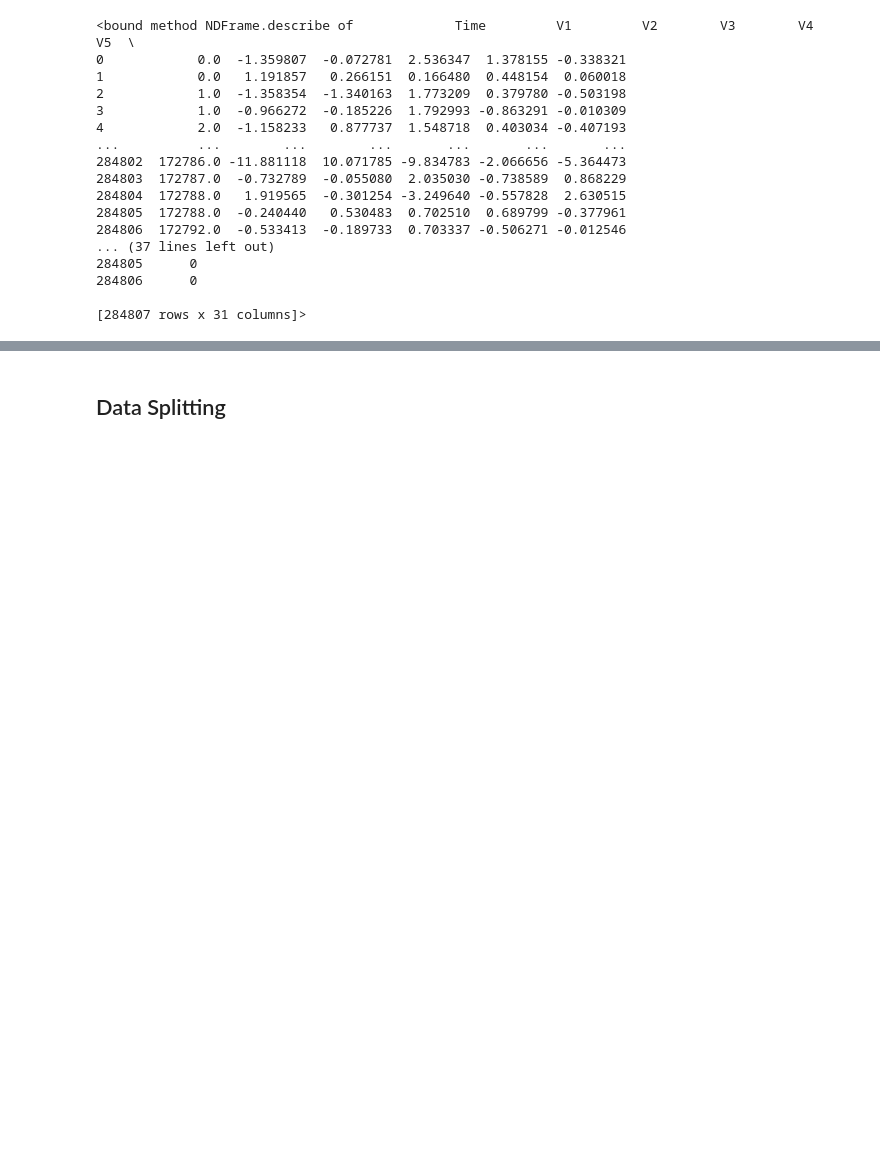
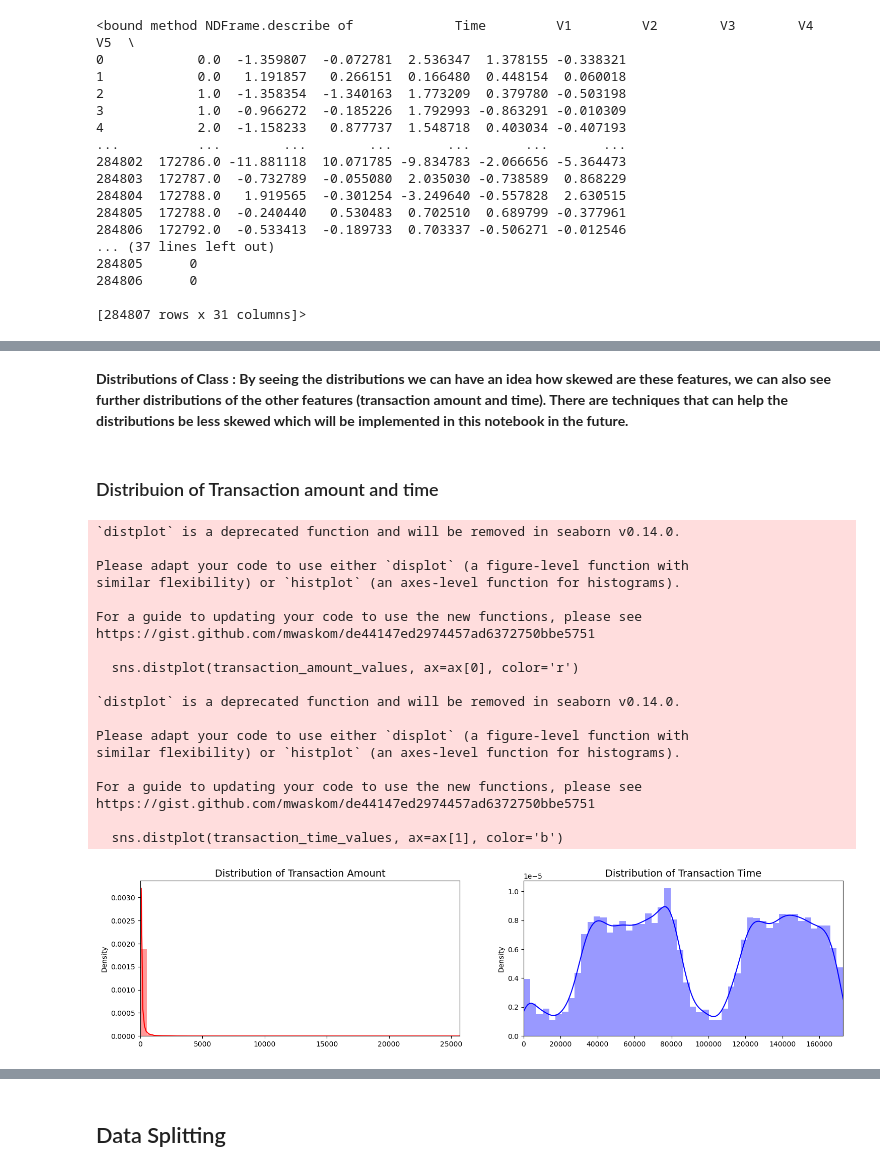
Before and after one commit to Sadia-Khan-Rupa/Credit-Card-Fraud-Detection, a Jupyter notebook: data_analysis.ipynb, the cells around one changed output, grey strips where cells are left out. Drawn from its saved outputs; the diff is of its cells as text; code cells hidden in the pictures; blank space fills up the shorter version.

```diff
--- a/data_analysis.ipynb
+++ b/data_analysis.ipynb
@@ -87,0 +122,41 @@ data.describe
+# %% [markdown]
+**Distributions of Class : By seeing the distributions we can have an idea how skewed are these features, we can also see further distributions of the other features (transaction amount and time). There are techniques that can help the distributions be less skewed which will be implemented in this notebook in the future.**
+# %% [markdown]
+### Distribuion of Transaction amount and time
+# %%
+transaction_amount_values = data['Amount'].values
+transaction_time_values = data['Time'].values
+# %%
+fig, ax = plt.subplots(1, 2, figsize=(18,4))
+sns.distplot(transaction_amount_values, ax=ax[0], color='r')
+ax[0].set_title('Distribution of Transaction Amount', fontsize=14)
+ax[0].set_xlim([min(transaction_amount_values), max(transaction_amount_values)])
+
+sns.distplot(transaction_time_values, ax=ax[1], color='b')
+ax[1].set_title('Distribution of Transaction Time', fontsize=14)
+ax[1].set_xlim([min(transaction_time_values), max(transaction_time_values)])
+
+
+
+plt.show()
+# %% [output]
+`distplot` is a deprecated function and will be removed in seaborn v0.14.0.
+
+Please adapt your code to use either `displot` (a figure-level function with
+similar flexibility) or `histplot` (an axes-level function for histograms).
+
+For a guide to updating your code to use the new functions, please see
+https://gist.github.com/mwaskom/de44147ed2974457ad6372750bbe5751
+
+  sns.distplot(transaction_amount_values, ax=ax[0], color='r')
+
+`distplot` is a deprecated function and will be removed in seaborn v0.14.0.
+
+Please adapt your code to use either `displot` (a figure-level function with
+similar flexibility) or `histplot` (an axes-level function for histograms).
+
+For a guide to updating your code to use the new functions, please see
+https://gist.github.com/mwaskom/de44147ed2974457ad6372750bbe5751
+
+  sns.distplot(transaction_time_values, ax=ax[1], color='b')
+[figure, added]
```
Also changed, not shown: parts of 38 cells of this notebook.
